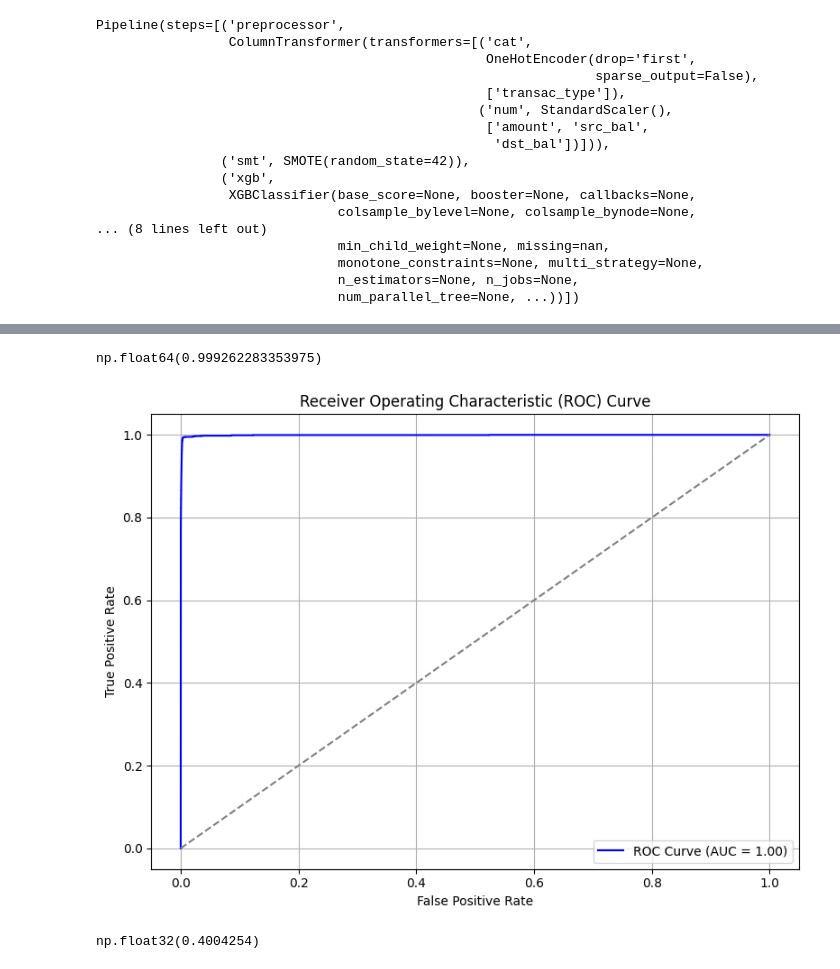
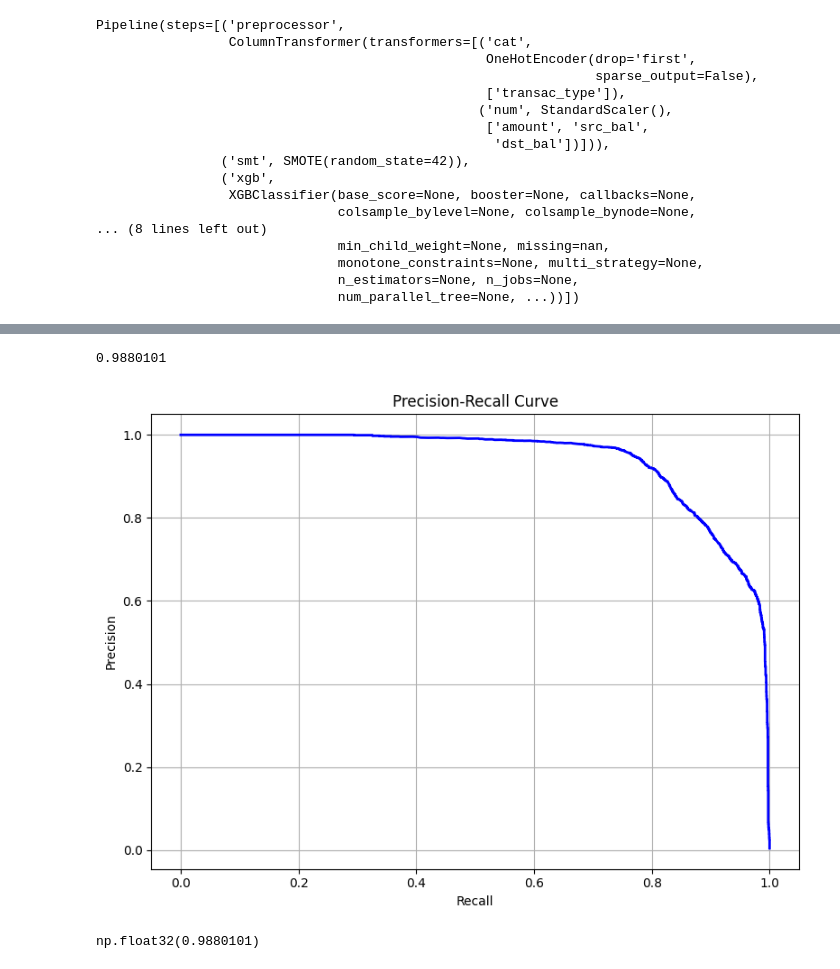
Before and after one commit to phu1650/scb_takehome, a Jupyter notebook: notebooks/fraud.ipynb, the cells around one changed output, grey strips where cells are left out. Cells and saved outputs as stored; diff of their text form; code cells hidden in the pictures.

```diff
--- a/notebooks/fraud.ipynb
+++ b/notebooks/fraud.ipynb
@@ -237,17 +318,0 @@ auc_score = roc_auc_score(y_test, y_prob)
-# %%
-auc_score
-# %% [output]
-np.float64(0.999262283353975)
-# %%
-plt.figure(figsize=(8, 6))
-plt.plot(fpr, tpr, label=f'ROC Curve (AUC = {auc_score:.2f})', color='blue')
-plt.plot([0, 1], [0, 1], linestyle='--', color='gray')  # Diagonal line
-plt.xlabel('False Positive Rate')
-plt.ylabel('True Positive Rate')
-plt.title('Receiver Operating Characteristic (ROC) Curve')
-plt.legend(loc='lower right')
-plt.grid(True)
-plt.tight_layout()
-plt.show()
-# %% [output]
-[figure, removed]
@@ -254 +325,16 @@ plt.show()
+# %%
+print(best_threshold)
+# %% [output]
+0.9880101
+# %%
+plt.figure(figsize=(8, 6))
+plt.plot(recall, precision, color="blue", linewidth=2)
+plt.xlabel("Recall")
+plt.ylabel("Precision")
+plt.title("Precision-Recall Curve")
+plt.grid(True)
+plt.tight_layout()
+plt.show()
+# %% [output]
+[figure, added]
 # %%
@@ -262,7 +343,7 @@ report = classification_report(y_test,y_pred)
 # %%
-optimal_threshold
+best_threshold
 # %% [output]
-np.float32(0.4004254)
+np.float32(0.9880101)
 # %%
 print(report)
 # %% [output]
```
Also changed, not shown: parts of 36 cells of this notebook, 1 other file.
